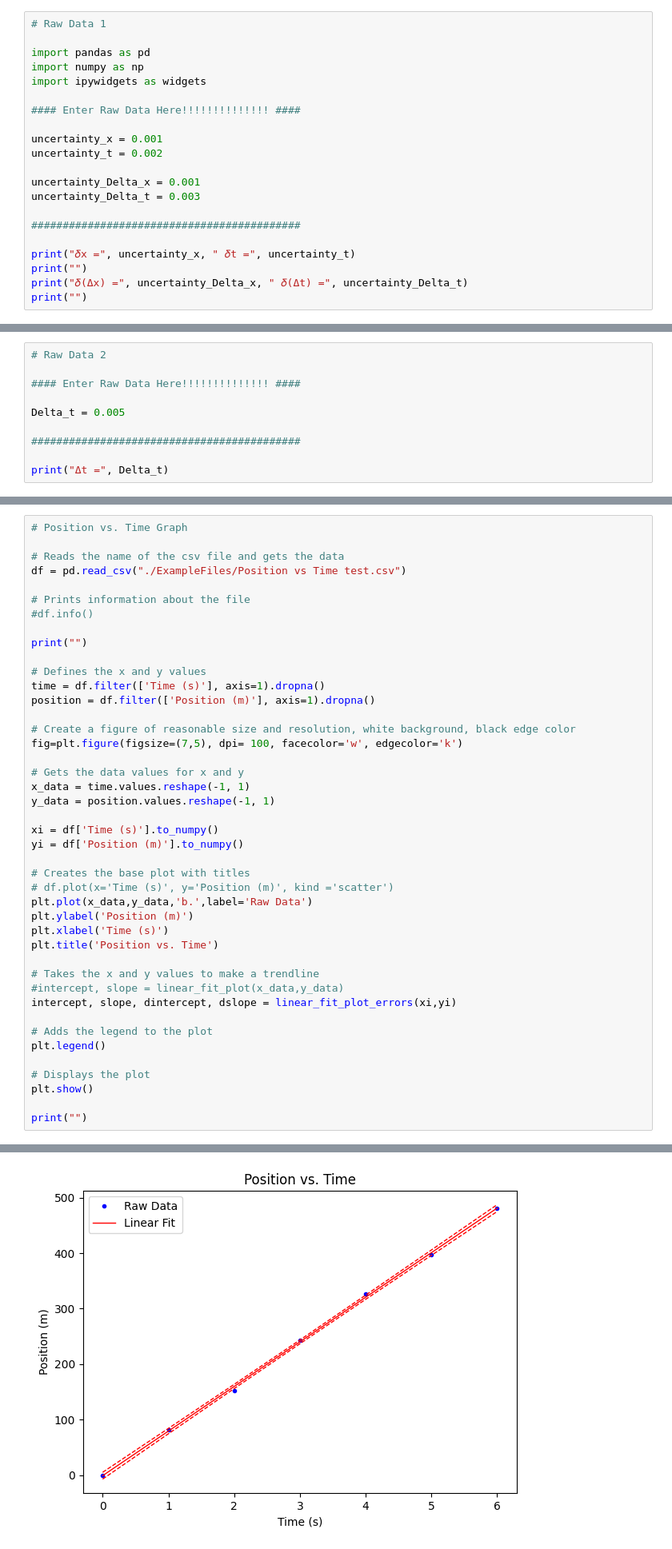
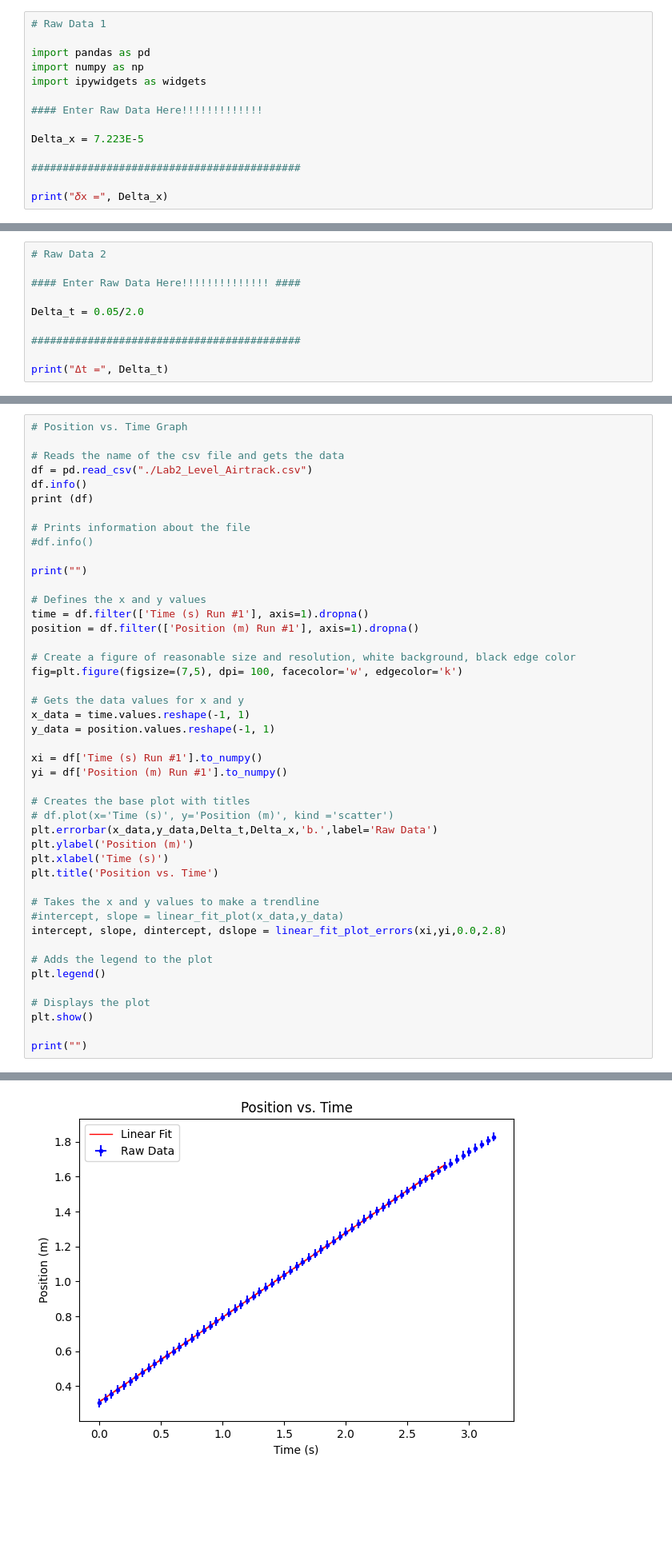
Before and after one commit to nmack21/PhysicsLabs, a Jupyter notebook: PHYS201/Lab2.ipynb, the cells around one changed output, grey strips where cells are left out. Shown at 80% size. Drawn from its saved outputs; the diff is of its cells as text; blank space fills up the shorter version.

```diff
--- a/PHYS201/Lab2.ipynb
+++ b/PHYS201/Lab2.ipynb
@@ -248,18 +248,11 @@ import pandas as pd
 import numpy as np
 import ipywidgets as widgets
 
-#### Enter Raw Data Here!!!!!!!!!!!!!! ####
+#### Enter Raw Data Here!!!!!!!!!!!!!
 
-uncertainty_x = 0.001
-uncertainty_t = 0.002
-
-uncertainty_Delta_x = 0.001
-uncertainty_Delta_t = 0.003
+Delta_x = 7.223E-5
 
 ###########################################
 
-print("𝛿x =", uncertainty_x, " 𝛿t =", uncertainty_t)
-print("")
-print("𝛿(Δx) =", uncertainty_Delta_x, " 𝛿(Δt) =", uncertainty_Delta_t)
-print("")
+print("𝛿x =", Delta_x)
 # %% [output]
@@ -273,7 +264,7 @@ What is the difference in time between two $successive$ data points? (You can ei
 
 #### Enter Raw Data Here!!!!!!!!!!!!!! ####
 
-Delta_t = 0.005
+Delta_t = 0.05/2.0
 
 ###########################################
 
@@ -303,7 +287,9 @@ It is now up to you to draw the best-fit line for the Position vs. Time graph <u
 # Position vs. Time Graph
 
 # Reads the name of the csv file and gets the data
-df = pd.read_csv("./ExampleFiles/Position vs Time test.csv")
+df = pd.read_csv("./Lab2_Level_Airtrack.csv")
+df.info()
+print (df)
 
 # Prints information about the file
 #df.info()
@@ -311,8 +297,8 @@ df = pd.read_csv("./ExampleFiles/Position vs Time test.csv")
 print("")
 
 # Defines the x and y values
-time = df.filter(['Time (s)'], axis=1).dropna()
-position = df.filter(['Position (m)'], axis=1).dropna()
+time = df.filter(['Time (s) Run #1'], axis=1).dropna()
+position = df.filter(['Position (m) Run #1'], axis=1).dropna()
 
 # Create a figure of reasonable size and resolution, white background, black edge color
 fig=plt.figure(figsize=(7,5), dpi= 100, facecolor='w', edgecolor='k')
@@ -321,19 +307,19 @@ fig=plt.figure(figsize=(7,5), dpi= 100, facecolor='w', edgecolor='k')
 x_data = time.values.reshape(-1, 1)
 y_data = position.values.reshape(-1, 1)
 
-xi = df['Time (s)'].to_numpy()
-yi = df['Position (m)'].to_numpy()
+xi = df['Time (s) Run #1'].to_numpy()
+yi = df['Position (m) Run #1'].to_numpy()
 
 # Creates the base plot with titles
 # df.plot(x='Time (s)', y='Position (m)', kind ='scatter')
-plt.plot(x_data,y_data,'b.',label='Raw Data')
+plt.errorbar(x_data,y_data,Delta_t,Delta_x,'b.',label='Raw Data')
 plt.ylabel('Position (m)')
 plt.xlabel('Time (s)')
 plt.title('Position vs. Time')
 
 # Takes the x and y values to make a trendline
 #intercept, slope = linear_fit_plot(x_data,y_data)
-intercept, slope, dintercept, dslope = linear_fit_plot_errors(xi,yi)
+intercept, slope, dintercept, dslope = linear_fit_plot_errors(xi,yi,0.0,2.8)
 
 # Adds the legend to the plot
 plt.legend()
@@ -353,4 +349,4 @@ Linear Fit: Final Result: y = (80.32143 +/- 0.86999) x + (-0.82143 +/- 3.13681)
-[figure, old version]
+[figure, new version]
 # %%
 # Velocity vs. Time Graph (unaccelerated)
 
```
Also changed, not shown: parts of 8 cells of this notebook, 1 other file.
